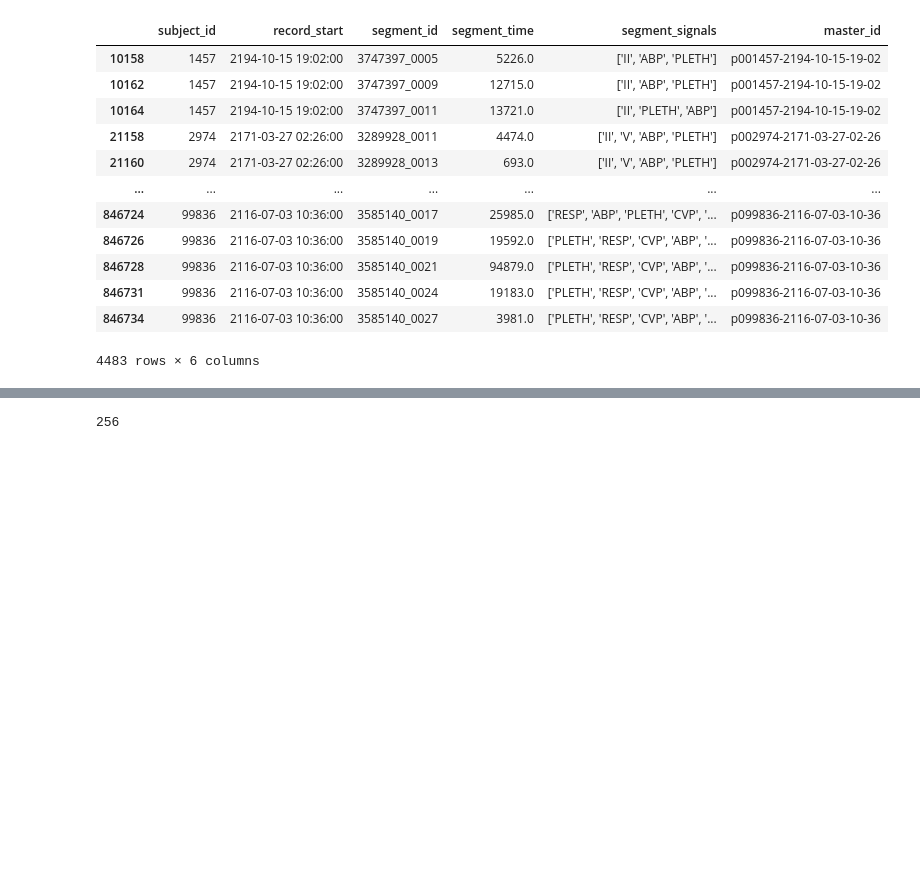
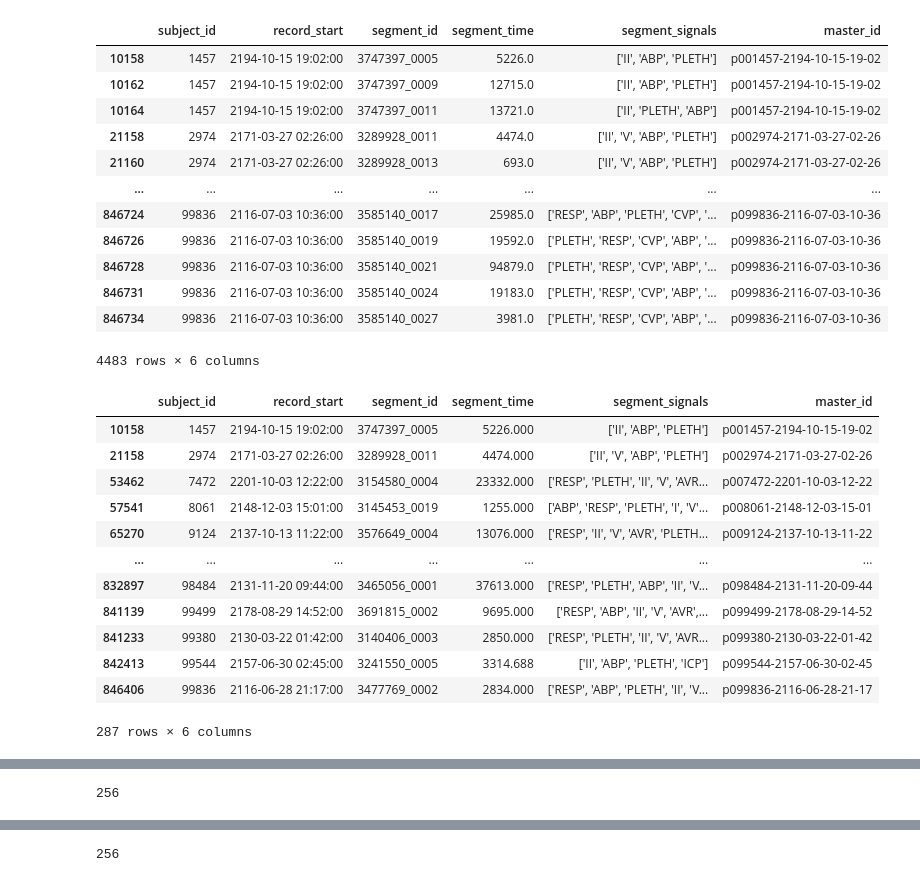
Before and after one commit to thvlio/masters-research, a Jupyter notebook: select_subjects.ipynb, the cells around one changed output, grey strips where cells are left out. Drawn from its saved outputs; the diff is of its cells as text; code cells hidden in the pictures; blank space fills up the shorter version.

```diff
--- a/select.ipynb
+++ b/select_subjects.ipynb
@@ -365,6 +501,22 @@ df_waveforms_xyz
 | 846731 | 99836 | 2116-07-03 10:36:00 | 3585140_0024 | 19183.0 | ['PLETH', 'RESP', 'CVP', 'ABP', '... | p099836-2116-07-03-10-36 |
 | 846734 | 99836 | 2116-07-03 10:36:00 | 3585140_0027 | 3981.0 | ['PLETH', 'RESP', 'CVP', 'ABP', '... | p099836-2116-07-03-10-36 |
 4483 rows × 6 columns
+# %%
+df_waveforms_xyz.drop_duplicates('subject_id')
+# %% [output]
+|  | subject_id | record_start | segment_id | segment_time | segment_signals | master_id |
+| 10158 | 1457 | 2194-10-15 19:02:00 | 3747397_0005 | 5226.000 | ['II', 'ABP', 'PLETH'] | p001457-2194-10-15-19-02 |
+| 21158 | 2974 | 2171-03-27 02:26:00 | 3289928_0011 | 4474.000 | ['II', 'V', 'ABP', 'PLETH'] | p002974-2171-03-27-02-26 |
+| 53462 | 7472 | 2201-10-03 12:22:00 | 3154580_0004 | 23332.000 | ['RESP', 'PLETH', 'II', 'V', 'AVR... | p007472-2201-10-03-12-22 |
+| 57541 | 8061 | 2148-12-03 15:01:00 | 3145453_0019 | 1255.000 | ['ABP', 'RESP', 'PLETH', 'I', 'V'... | p008061-2148-12-03-15-01 |
+| 65270 | 9124 | 2137-10-13 11:22:00 | 3576649_0004 | 13076.000 | ['RESP', 'II', 'V', 'AVR', 'PLETH... | p009124-2137-10-13-11-22 |
+| ... | ... | ... | ... | ... | ... | ... |
+| 832897 | 98484 | 2131-11-20 09:44:00 | 3465056_0001 | 37613.000 | ['RESP', 'PLETH', 'ABP', 'II', 'V... | p098484-2131-11-20-09-44 |
+| 841139 | 99499 | 2178-08-29 14:52:00 | 3691815_0002 | 9695.000 | ['RESP', 'ABP', 'II', 'V', 'AVR',... | p099499-2178-08-29-14-52 |
+| 841233 | 99380 | 2130-03-22 01:42:00 | 3140406_0003 | 2850.000 | ['RESP', 'PLETH', 'II', 'V', 'AVR... | p099380-2130-03-22-01-42 |
+| 842413 | 99544 | 2157-06-30 02:45:00 | 3241550_0005 | 3314.688 | ['II', 'ABP', 'PLETH', 'ICP'] | p099544-2157-06-30-02-45 |
+| 846406 | 99836 | 2116-06-28 21:17:00 | 3477769_0002 | 2834.000 | ['RESP', 'ABP', 'PLETH', 'II', 'V... | p099836-2116-06-28-21-17 |
+287 rows × 6 columns
 # %%
 def assign_admission(df: pd.DataFrame):
     df_xyz = df_admissions_xyz[df_admissions_xyz['SUBJECT_ID'] == df.name]
@@ -398,6 +550,10 @@ df_waveforms_matched
 | 3975 | 99836 | 2116-07-03 10:36:00 | 3585140_0024 | 19183.0 | ['PLETH', 'RESP', 'CVP', 'ABP', '... | p099836-2116-07-03-10-36 | 101018 |
 | 3976 | 99836 | 2116-07-03 10:36:00 | 3585140_0027 | 3981.0 | ['PLETH', 'RESP', 'CVP', 'ABP', '... | p099836-2116-07-03-10-36 | 101018 |
 3977 rows × 7 columns
+# %%
+len(df_waveforms_matched['subject_id'].unique())
+# %% [output]
+256
 # %%
 df_waveforms_class = pd.merge(df_waveforms_matched,
                               df_admissions_xyz,
```
Also changed, not shown: parts of 19 cells of this notebook, 18 other files.
